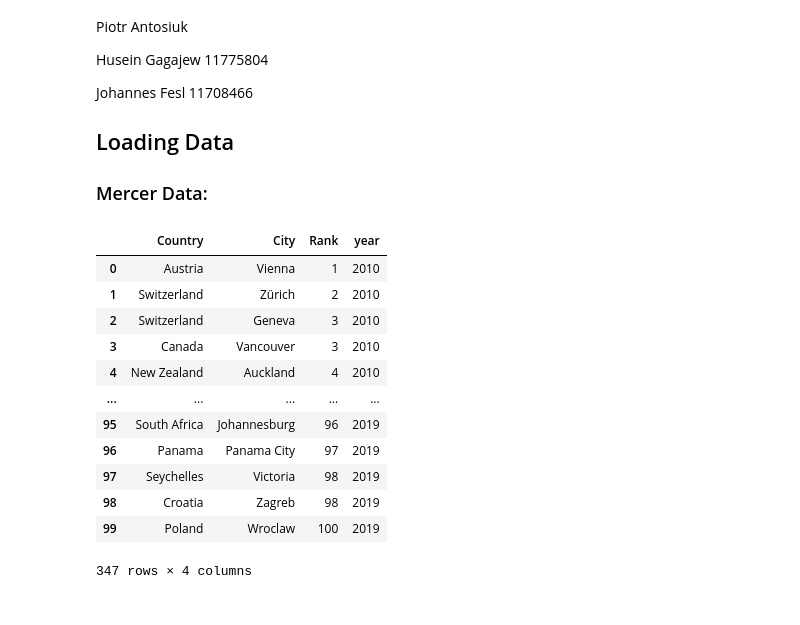
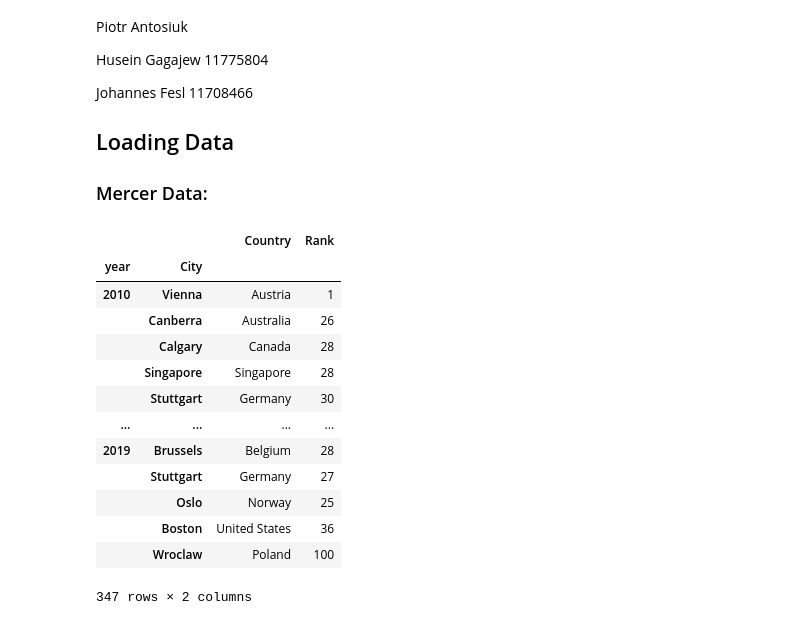
Before and after one commit to pantos1/dopp_ex3_city_livability, a Jupyter notebook: main.ipynb, the cells around one changed output. Cells and saved outputs as stored; diff of their text form; code cells hidden in the pictures.

Commit message:
implemented mercer data rankking changes implementation

```diff
--- a/main.ipynb
+++ b/main.ipynb
@@ -23,31 +23,35 @@ Johannes Fesl 11708466
 # %%
 def load_mercer_data():
     files = glob.glob('data/mercer_*.csv')
     datalist = []
     for file in files:
-        year = file[12:16]
+        year = int(file[12:16])
         df = pd.read_csv(file, sep=';', header=0, encoding='ISO-8859-1').assign(year=year)
         datalist.append(df)
 
     data = pd.concat(datalist)
+    data.sort_values(['year'], ascending=True, inplace=True)
+    data.set_index(['year', 'City'], inplace=True)
+    data.index.set_names(['year', 'City'], inplace=True)
     return data
 
 mercer_data = load_mercer_data()
 mercer_data
 # %% [output]
-|  | Country | City | Rank | year |
-| 0 | Austria | Vienna | 1 | 2010 |
-| 1 | Switzerland | Zürich | 2 | 2010 |
-| 2 | Switzerland | Geneva | 3 | 2010 |
-| 3 | Canada | Vancouver | 3 | 2010 |
-| 4 | New Zealand | Auckland | 4 | 2010 |
-| ... | ... | ... | ... | ... |
-| 95 | South Africa | Johannesburg | 96 | 2019 |
-| 96 | Panama | Panama City | 97 | 2019 |
-| 97 | Seychelles | Victoria | 98 | 2019 |
-| 98 | Croatia | Zagreb | 98 | 2019 |
-| 99 | Poland | Wroclaw | 100 | 2019 |
+|  |  | Country | Rank |
+| year | City |  |  |
+| 2010 | Vienna | Austria | 1 |
+|  | Canberra | Australia | 26 |
+|  | Calgary | Canada | 28 |
+|  | Singapore | Singapore | 28 |
+|  | Stuttgart | Germany | 30 |
+| ... | ... | ... | ... |
+| 2019 | Brussels | Belgium | 28 |
+|  | Stuttgart | Germany | 27 |
+|  | Oslo | Norway | 25 |
+|  | Boston | United States | 36 |
+|  | Wroclaw | Poland | 100 |
-347 rows × 4 columns
+347 rows × 2 columns
 # %%
 def load_population_data():
   file_url = 'https://raw.githubusercontent.com/pantos1/dopp_ex3_city_livability/master/data/imf/population_area_denisty.csv'
```
Also changed, not shown: parts of 2 cells of this notebook.
